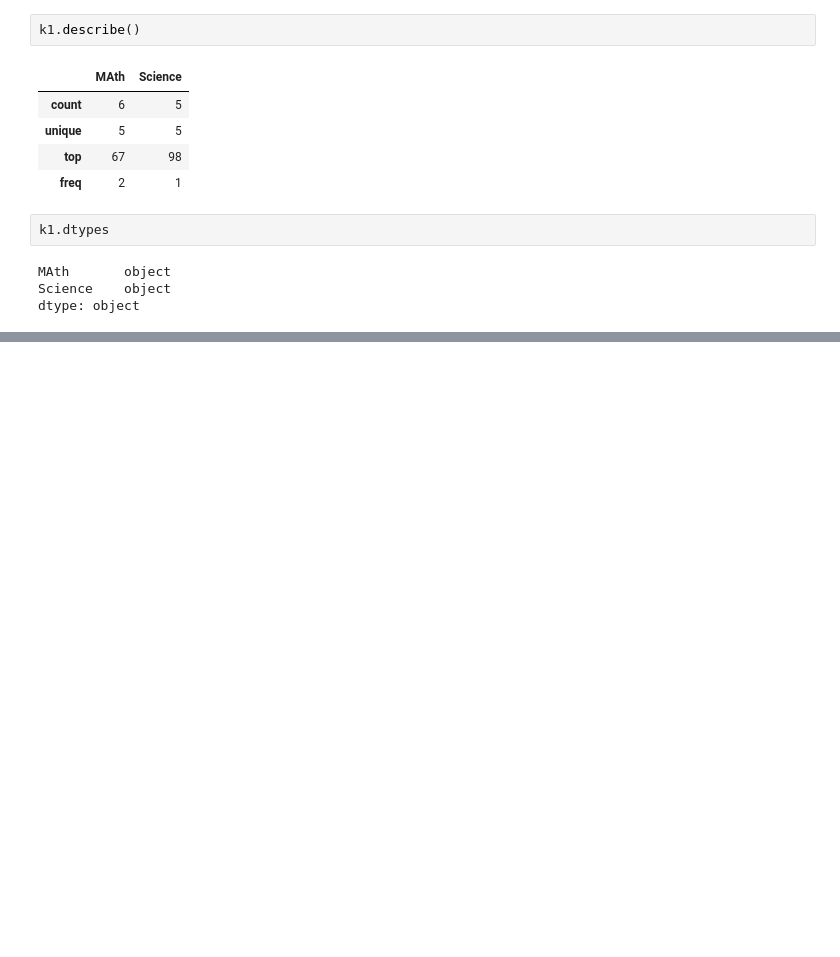
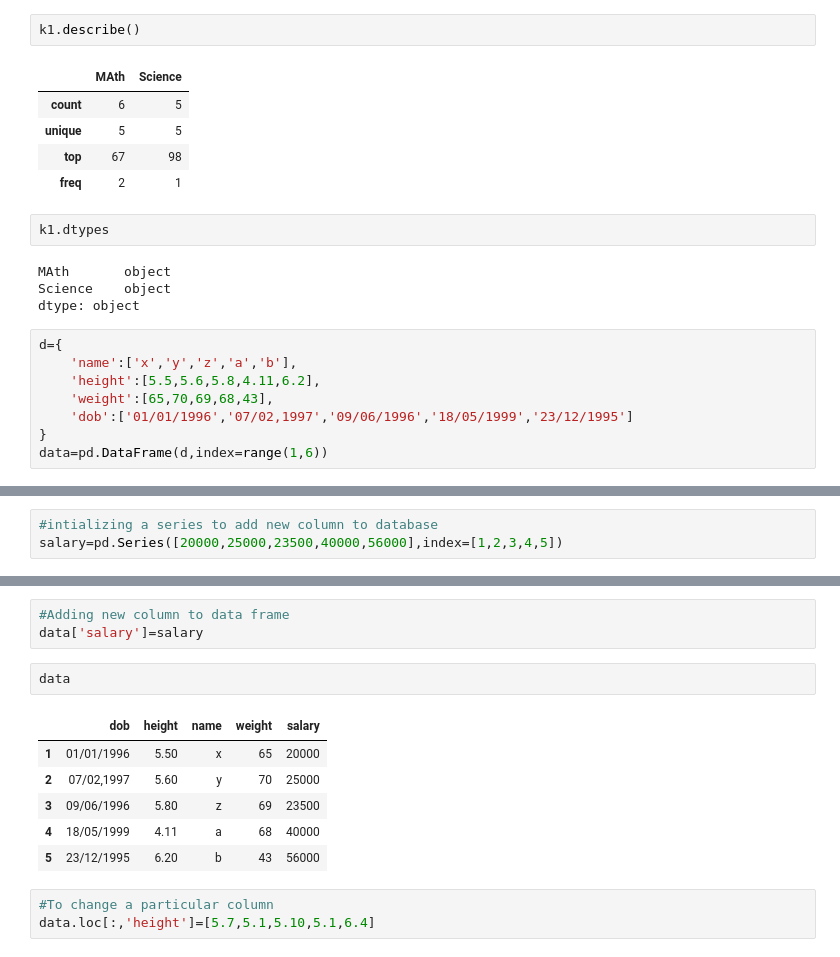
Before and after one commit to kirtibajaj/DataScience, a Jupyter notebook: PAndas_Intro.ipynb, the cells around one changed output, grey strips where cells are left out. Saved outputs shown, nothing was run; the diff lists cells and outputs as text; blank space fills up the shorter version.

Commit message:
Example of Modification in data frame

```diff
--- a/PAndas_Intro.ipynb
+++ b/PAndas_Intro.ipynb
@@ -429,3 +433,11 @@ k1.dtypes
 MAth       object
 Science    object
 dtype: object
+# %%
+d={
+    'name':['x','y','z','a','b'],
+    'height':[5.5,5.6,5.8,4.11,6.2],
+    'weight':[65,70,69,68,43],
+    'dob':['01/01/1996','07/02,1997','09/06/1996','18/05/1999','23/12/1995']
+}
+data=pd.DataFrame(d,index=range(1,6))
@@ -431,0 +453,3 @@ dtype: object
+# %%
+#intializing a series to add new column to database
+salary=pd.Series([20000,25000,23500,40000,56000],index=[1,2,3,4,5])
@@ -431,0 +465,15 @@ dtype: object
+# %%
+#Adding new column to data frame
+data['salary']=salary
+# %%
+data
+# %% [output]
+|  | dob | height | name | weight | salary |
+| 1 | 01/01/1996 | 5.50 | x | 65 | 20000 |
+| 2 | 07/02,1997 | 5.60 | y | 70 | 25000 |
+| 3 | 09/06/1996 | 5.80 | z | 69 | 23500 |
+| 4 | 18/05/1999 | 4.11 | a | 68 | 40000 |
+| 5 | 23/12/1995 | 6.20 | b | 43 | 56000 |
+# %%
+#To change a particular column
+data.loc[:,'height']=[5.7,5.1,5.10,5.1,6.4]
```
Also changed, not shown: parts of 28 cells of this notebook, 1 other file.
